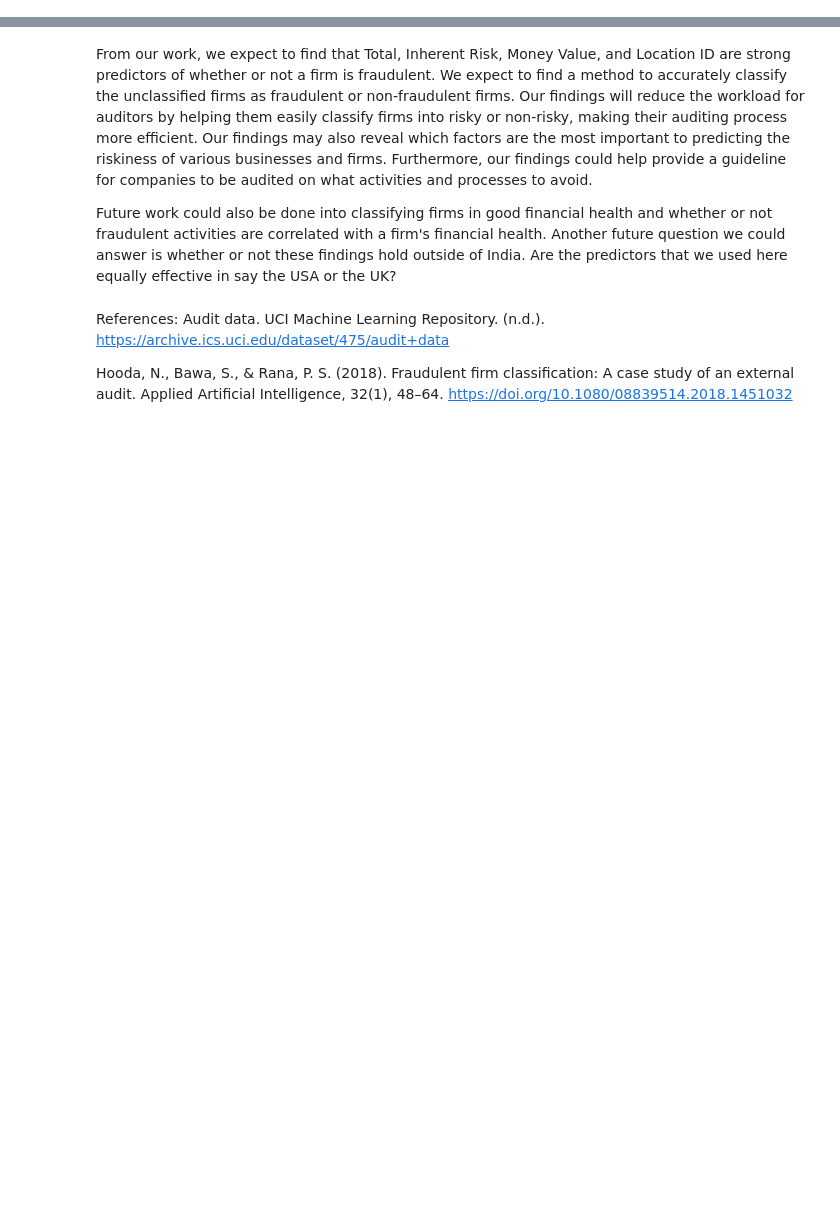
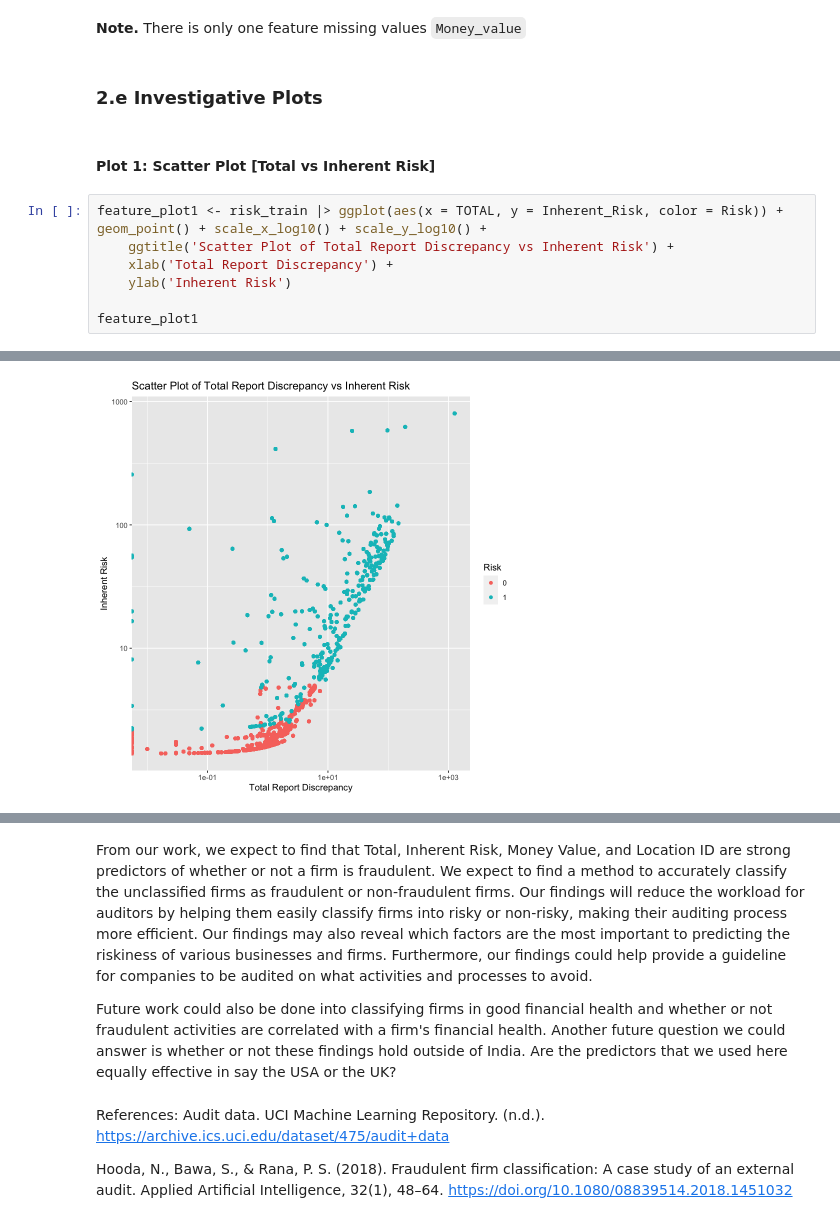
Before and after one commit to montajesaj1/DSCI100-G27, a Jupyter notebook: Project Proposal.ipynb, the cells around one changed output, grey strips where cells are left out. Drawn from its saved outputs; the diff is of its cells as text; blank space fills up the shorter version.

```diff
--- a/Project Proposal.ipynb
+++ b/Project Proposal.ipynb
@@ -144,0 +173,14 @@ A tibble: 2 × 2
+# %% [markdown]
+**Note.** There is only one feature missing values `Money_value`
+# %% [markdown]
+### 2.e Investigative Plots
+# %% [markdown]
+#### Plot 1: Scatter Plot [Total vs Inherent Risk]
+# %%
+feature_plot1 <- risk_train |> ggplot(aes(x = TOTAL, y = Inherent_Risk, color = Risk)) + geom_point() + scale_x_log10() + scale_y_log10() +
+    ggtitle('Scatter Plot of Total Report Discrepancy vs Inherent Risk') +
+    xlab('Total Report Discrepancy') +
+    ylab('Inherent Risk')
+
+feature_plot1
+# %% [output]
@@ -144,0 +189 @@ A tibble: 2 × 2
+[figure, added]
```
Also changed, not shown: parts of 37 cells of this notebook.
